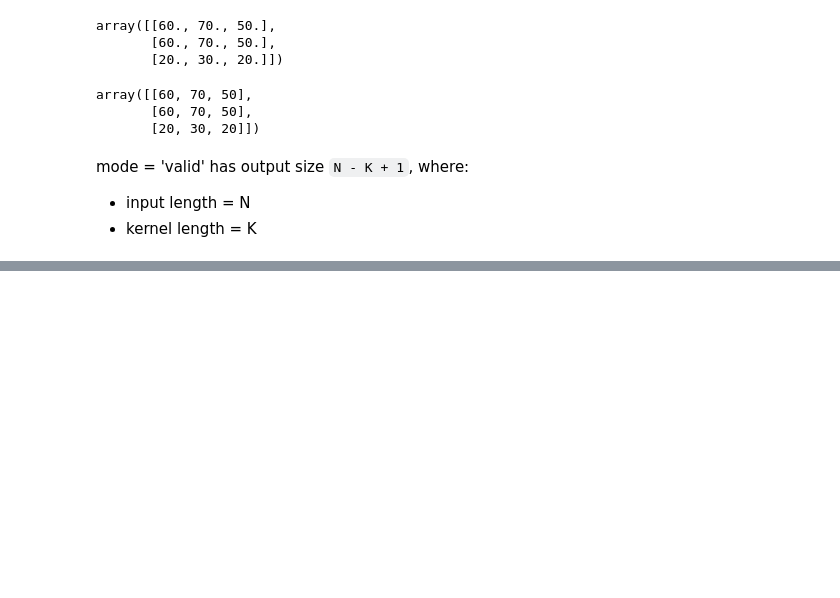
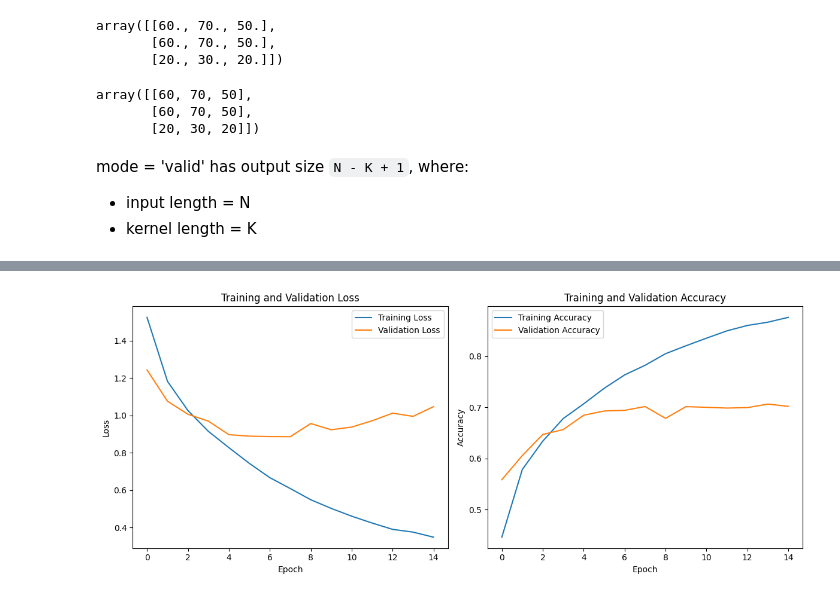
Before and after one commit to boemer00/deep_learning, a Jupyter notebook: computer_vision/05_Convolutional_Neural_Networks.ipynb, the cells around one changed output, grey strips where cells are left out. Saved outputs shown, nothing was run; the diff lists cells and outputs as text; code cells hidden in the pictures; blank space fills up the shorter version.

```diff
--- a/computer_vision/05_Convolutional_Neural_Networks.ipynb
+++ b/computer_vision/05_Convolutional_Neural_Networks.ipynb
@@ -265,0 +507,21 @@ mode = 'valid' has output size `N - K + 1`, where:
+# %%
+def plot_history(history):
+    metrics = list(history.keys())
+    num_metrics = len(metrics) // 2
+    plt.figure(figsize=(6 * num_metrics, 5))
+
+    for i, metric in enumerate(metrics[:num_metrics]):
+        plt.subplot(1, num_metrics, i + 1)
+        plt.plot(history[metric], label=f'Training {metric.capitalize()}')
+        plt.plot(history[f'val_{metric}'], label=f'Validation {metric.capitalize()}')
+        plt.title(f'Training and Validation {metric.capitalize()}')
+        plt.xlabel('Epoch')
+        plt.ylabel(metric.capitalize())
+        plt.legend()
+
+    plt.tight_layout()
+    plt.show()
+
+plot_history(r.history)
+# %% [output]
+[figure, added]
```
Also changed, not shown: parts of 48 cells of this notebook.
